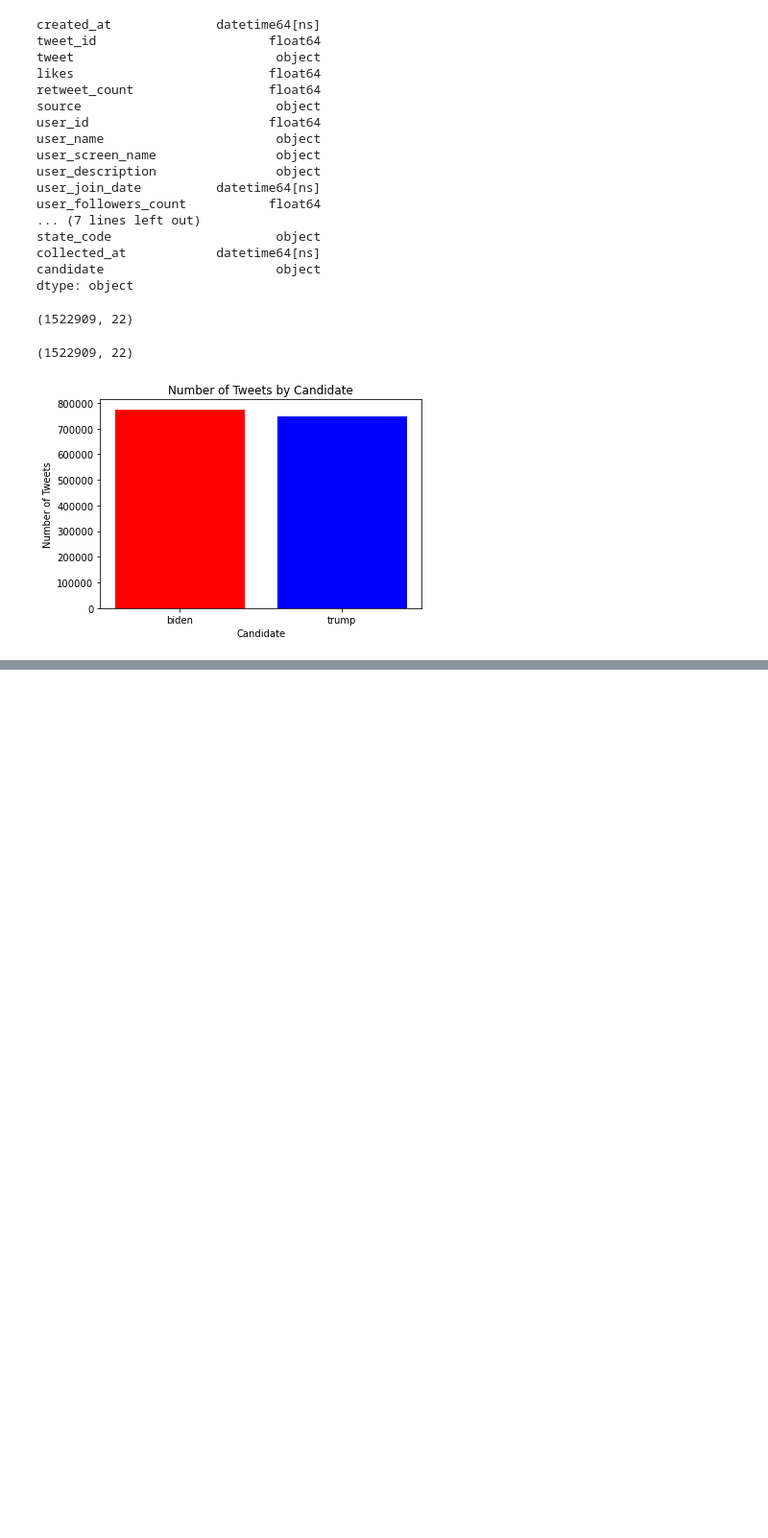
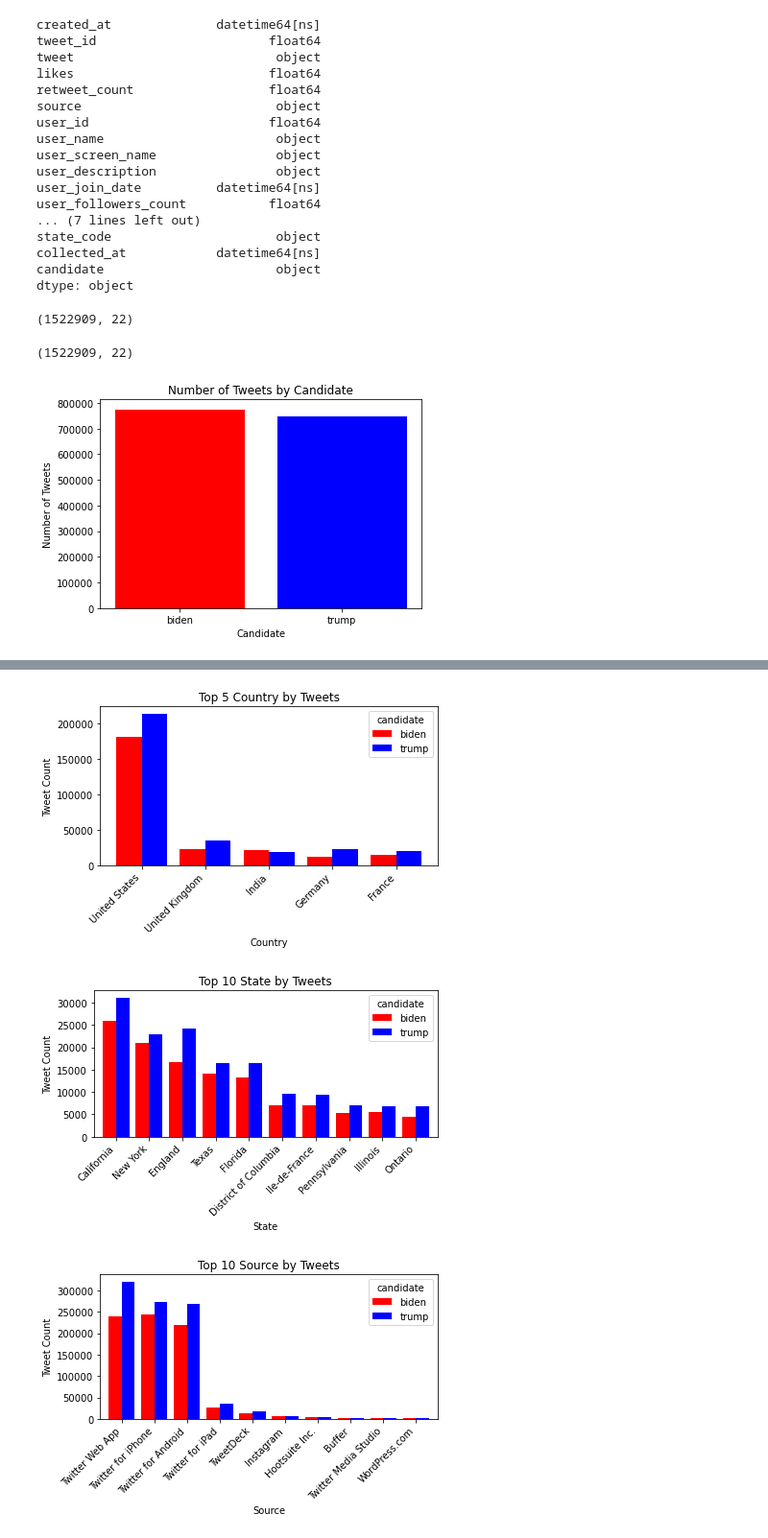
Before and after one commit to renatovfreitas/DataCircle_Twitter_Project, a Jupyter notebook: Twitter.ipynb, the cells around one changed output, grey strips where cells are left out. Shown at 96% size. Cells and saved outputs as stored; diff of their text form; code cells hidden in the pictures; blank space fills up the shorter version.

```diff
--- a/Twitter.ipynb
+++ b/Twitter.ipynb
@@ -111,0 +161,21 @@ plt.show()
+# %%
+# Usage
+# Replace "United States of America" with "United States"
+df['country'] = df['country'].replace('United States of America', 'United States')
+chart_builder = ChartBuilder(topic='country', number=5)
+top_data = chart_builder.build()
+chart_builder.plot(top_data)
+
+# top 10 state
+chart_builder = ChartBuilder(topic='state', number=10)
+top_data = chart_builder.build()
+chart_builder.plot(top_data)
+
+# top 10 source
+chart_builder = ChartBuilder(topic='source', number=10)
+top_data = chart_builder.build()
+chart_builder.plot(top_data)
+# %% [output]
+[figure, added]
+[figure, added]
+[figure, added]
```
Also changed, not shown: parts of 6 cells of this notebook.
